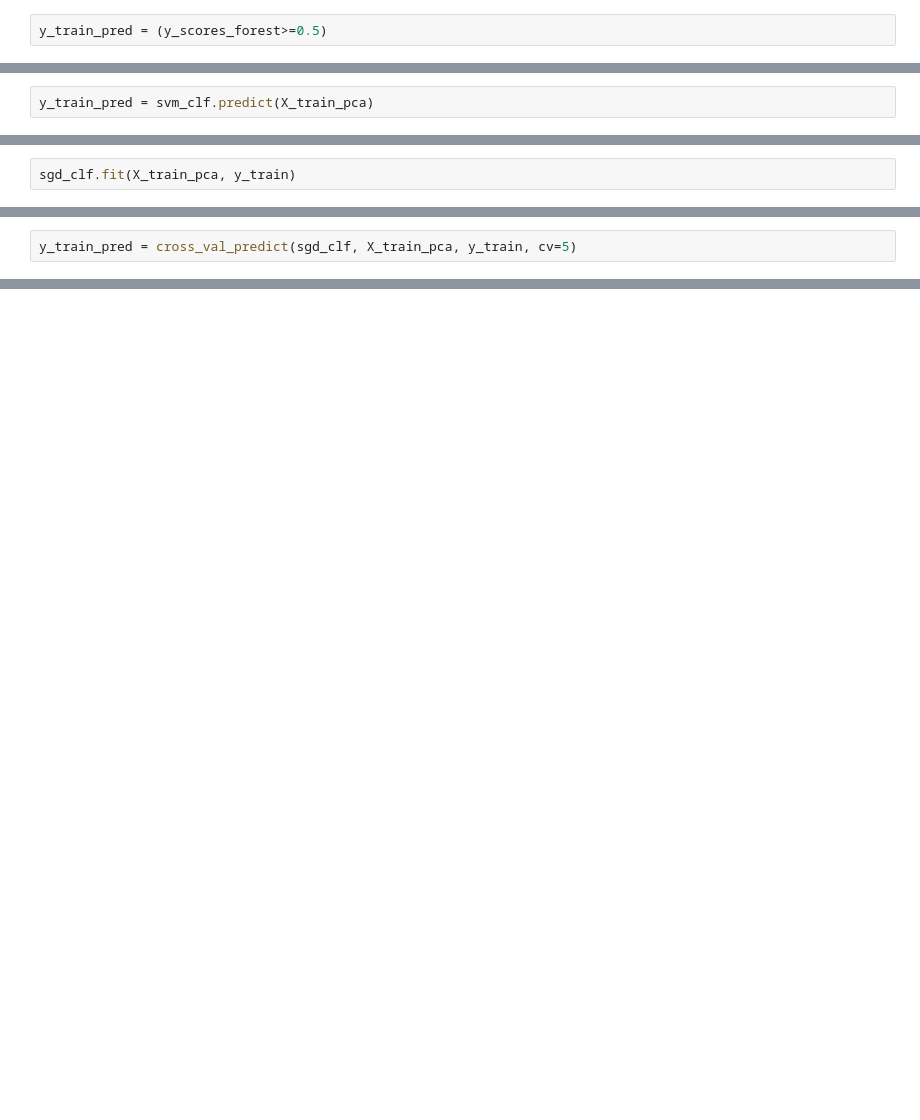
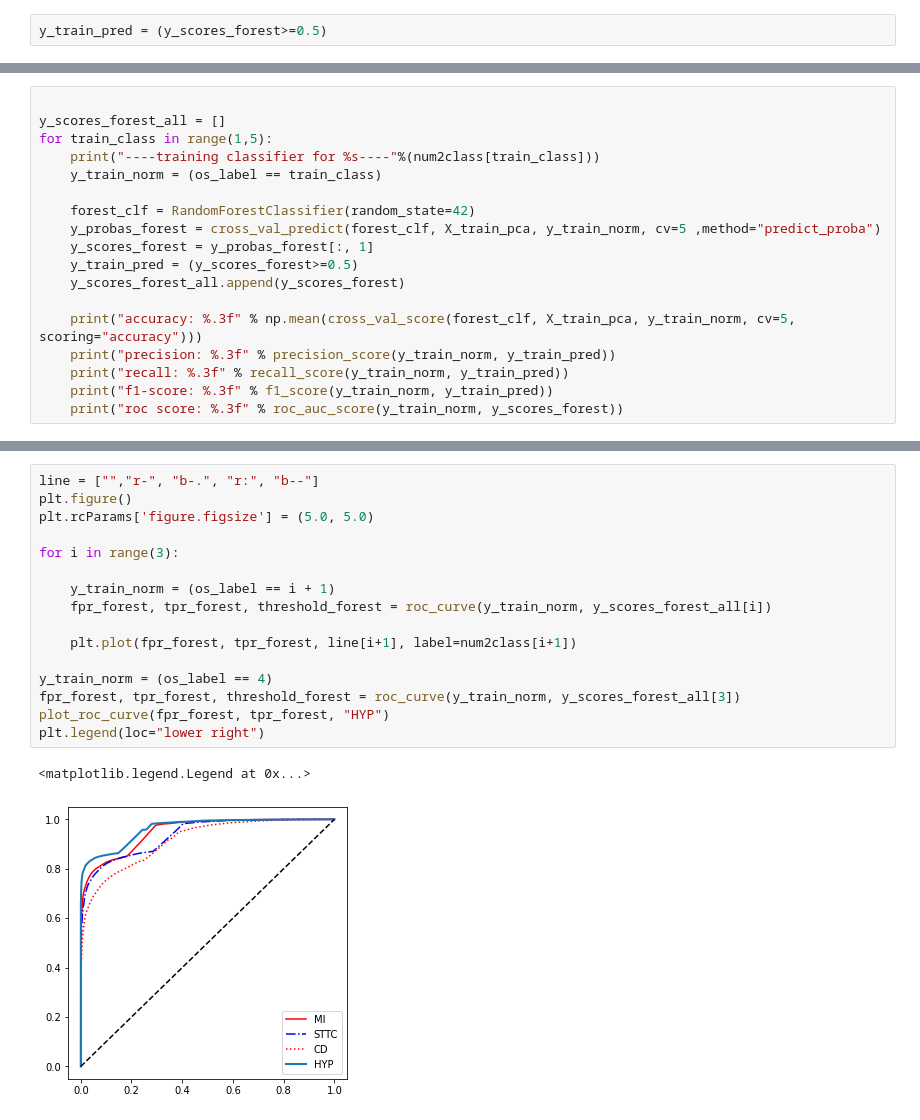
Before and after one commit to madao33/ECG-Classfier, a Jupyter notebook: code/mlModels.ipynb, the cells around one changed output, grey strips where cells are left out. Cells and saved outputs as stored; diff of their text form; blank space fills up the shorter version.

```diff
--- a/code/mlModels.ipynb
+++ b/code/mlModels.ipynb
@@ -294,2 +301,0 @@ Pipeline(memory=None,
-# %%
-y_train_pred = svm_clf.predict(X_train_pca)
@@ -332,2 +301,0 @@ f1_score(y_train_norm, y_train_pred)
-# %%
-sgd_clf.fit(X_train_pca, y_train)
@@ -370,2 +301,0 @@ array([0, 1, 2, 3, 4], dtype=uint8)
-# %%
-y_train_pred = cross_val_predict(sgd_clf, X_train_pca, y_train, cv=5)
@@ -387,0 +302,18 @@ array([0.52532391, 0.50662739, 0.51635721, 0.53818932, 0.51371277])
+# %%
+
+y_scores_forest_all = []
+for train_class in range(1,5):
+    print("----training classifier for %s----"%(num2class[train_class]))
+    y_train_norm = (os_label == train_class)
+
+    forest_clf = RandomForestClassifier(random_state=42)
+    y_probas_forest = cross_val_predict(forest_clf, X_train_pca, y_train_norm, cv=5 ,method="predict_proba")
+    y_scores_forest = y_probas_forest[:, 1]
+    y_train_pred = (y_scores_forest>=0.5)
+    y_scores_forest_all.append(y_scores_forest)
+
+    print("accuracy: %.3f" % np.mean(cross_val_score(forest_clf, X_train_pca, y_train_norm, cv=5, scoring="accuracy")))
+    print("precision: %.3f" % precision_score(y_train_norm, y_train_pred))
+    print("recall: %.3f" % recall_score(y_train_norm, y_train_pred))
+    print("f1-score: %.3f" % f1_score(y_train_norm, y_train_pred))
+    print("roc score: %.3f" % roc_auc_score(y_train_norm, y_scores_forest))
@@ -387,0 +338,19 @@ array([0.52532391, 0.50662739, 0.51635721, 0.53818932, 0.51371277])
+# %%
+line = ["","r-", "b-.", "r:", "b--"]
+plt.figure()
+plt.rcParams['figure.figsize'] = (5.0, 5.0)
+
+for i in range(3):
+
+    y_train_norm = (os_label == i + 1)
+    fpr_forest, tpr_forest, threshold_forest = roc_curve(y_train_norm, y_scores_forest_all[i])
+
+    plt.plot(fpr_forest, tpr_forest, line[i+1], label=num2class[i+1])
+
+y_train_norm = (os_label == 4)
+fpr_forest, tpr_forest, threshold_forest = roc_curve(y_train_norm, y_scores_forest_all[3])
+plot_roc_curve(fpr_forest, tpr_forest, "HYP")
+plt.legend(loc="lower right")
+# %% [output]
+<matplotlib.legend.Legend at 0x...>
+[figure, added]
```
Also changed, not shown: parts of 62 cells of this notebook.
